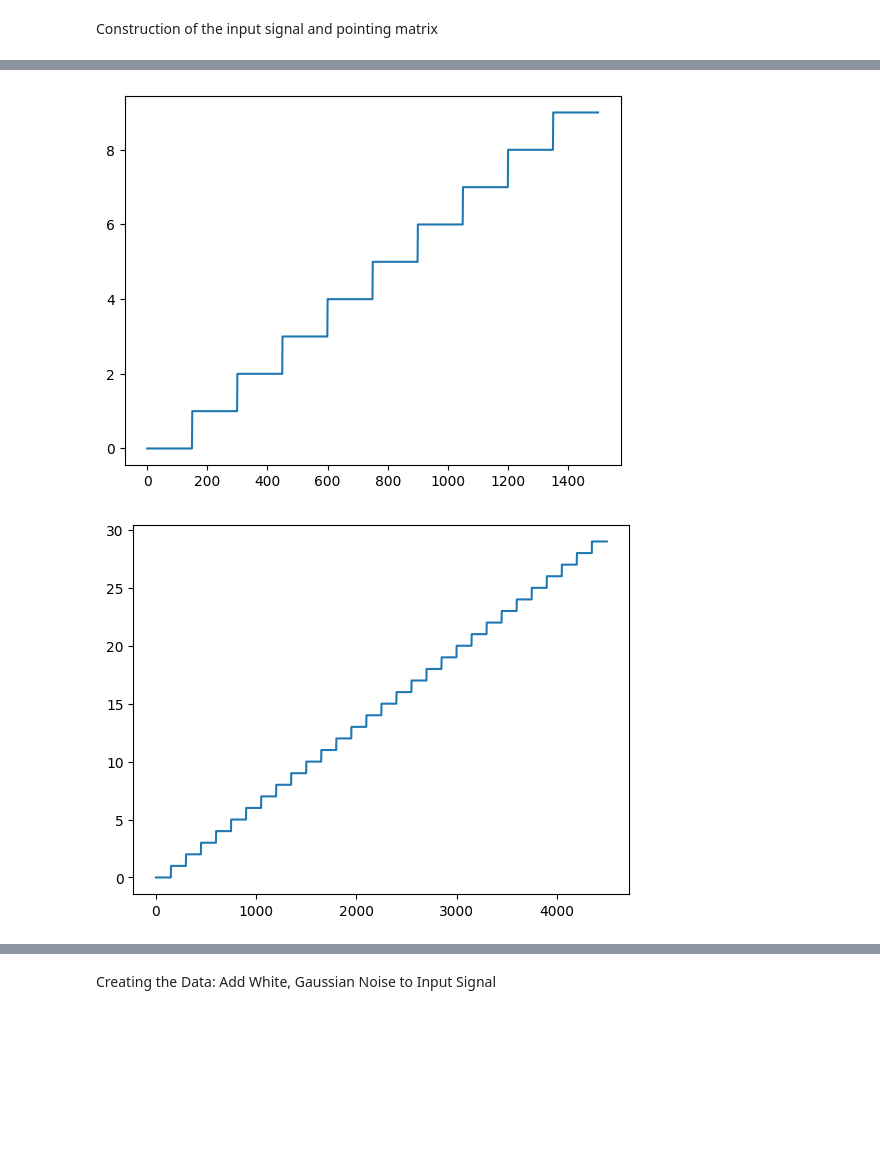
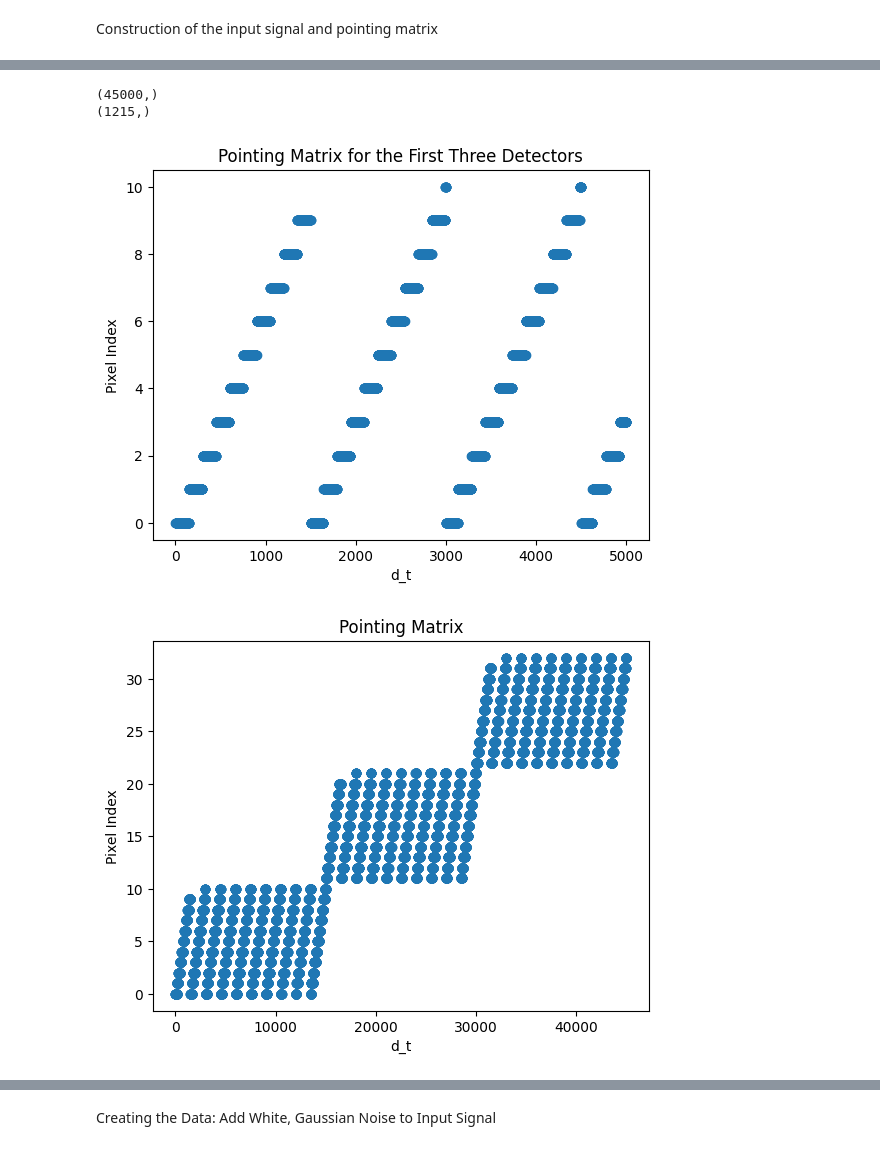
Before and after one commit to Rachel-0420/Toy-Model-for-Field-Level, a Jupyter notebook: SPT-3G_simulation.ipynb, the cells around one changed output, grey strips where cells are left out. Saved outputs shown, nothing was run; the diff lists cells and outputs as text; code cells hidden in the pictures; blank space fills up the shorter version.

Commit message:
fixed pointing matrix

```diff
--- a/SPT-3G_simulation.ipynb
+++ b/SPT-3G_simulation.ipynb
@@ -55,10 +81,10 @@ plt.show()
 # %%
 # pointing matrix block: the pointing matrix if there were only one detector (which will not be used)
 
-P = [[0] * N_p for _ in range(N_t)]
-for row in range(N_t):
-    for col in range(N_p):
-        if ((row / 150) // (10 / 10) == col):
-            P[row][col] = 1
-P = np.array(P)
+# P = [[0] * N_p for _ in range(N_t)]
+# for row in range(N_t):
+#     for col in range(N_p):
+#         if ((row / 150) // (10 / 10) == col):
+#             P[row][col] = 1
+# P = np.array(P)
 # %%
@@ -104,10 +122,16 @@ plt.show()
 # P_encoded: the encoded pointing matrix
 
 P_encoded = list()
+
 for i in range(N_r):
-    for row in range(N_t):
-        for col in range(N_p):
-            if ((row / 150) // (10 / 10) == col):
-                P_encoded.append(col + i * N_p)
+    for j in range(int(N_d/N_r)):
+        for row in range(N_t):
+            for col in range(N_p+1):
+                if ((row / 150) // (10 / 10) == col):
+                    # P_encoded.append(col + i * N_p)
+                    if ((row + j * 9) / 150) // (10 / 10) < N_t:
+                        P_encoded.append(int(((row + j * 9) / 150) // (10 / 10) + i * (N_p+1)))
+                    else:
+                        P_encoded.append(0)
 
 P_encoded = np.array(P_encoded)
@@ -114,13 +141,25 @@ P_encoded = np.array(P_encoded)
+# %%
+print(np.shape(P_encoded))
+print(np.shape(unwanted))
+# %% [output]
+(45000,)
+(1215,)
 # %%
 # check P_encoded
 
-plt.plot(P_encoded[:N_t])
+plt.scatter(range(len(P_encoded[:5000])), P_encoded[:5000])
+plt.xlabel("d_t")
+plt.ylabel("Pixel Index")
+plt.title("Pointing Matrix for the First Three Detectors")
 plt.show()
 
-plt.plot(P_encoded)
+plt.scatter(range(len(P_encoded)), P_encoded)
+plt.xlabel("d_t")
+plt.ylabel("Pixel Index")
+plt.title("Pointing Matrix")
 plt.show()
 # %% [output]
-[figure, old version]
+[figure, new version]
-[figure, old version]
+[figure, new version]
 # %%
 input = signal[P_encoded]
```
Also changed, not shown: parts of 23 cells of this notebook.
